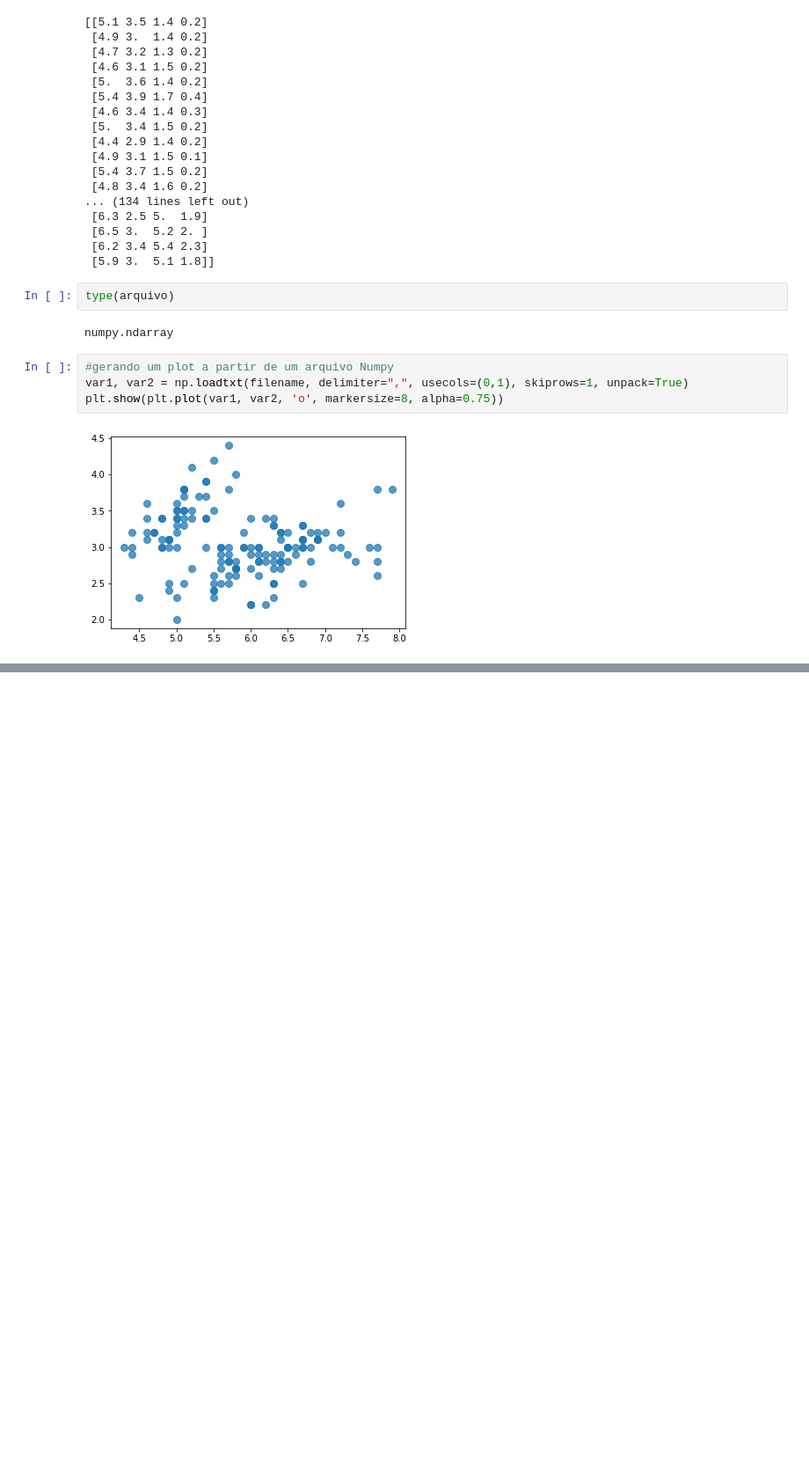
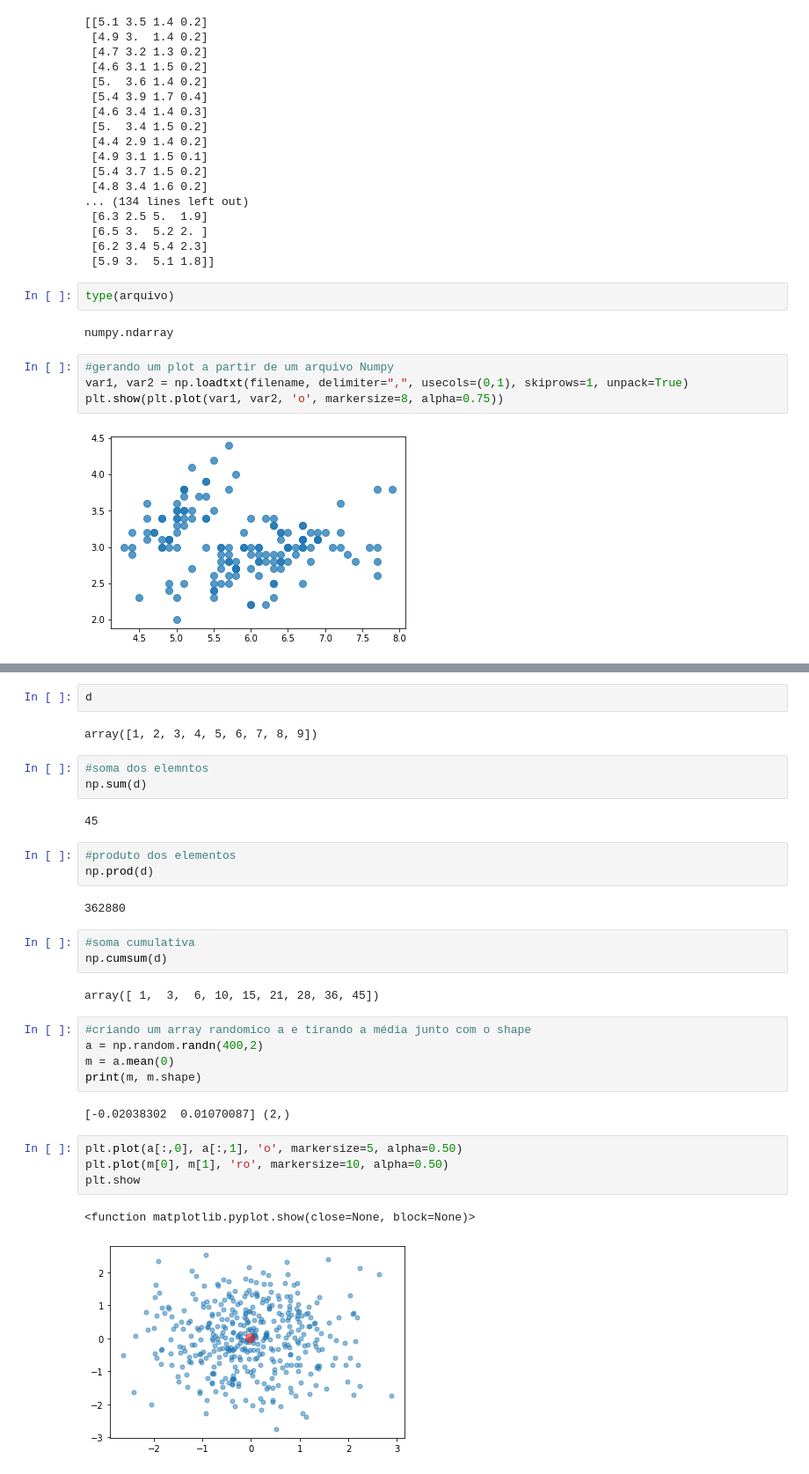
Before and after one commit to Alexandreet/PYTHONFUNDAMENTOS, a Jupyter notebook: Cap08/Notebooks/Reprodução-DSA-Python-Cap08-01-NumPy.ipynb, the cells around one changed output, grey strips where cells are left out. Shown at 88% size. Saved outputs shown, nothing was run; the diff lists cells and outputs as text; blank space fills up the shorter version.

```diff
--- a/Cap08/Notebooks/Reprodução-DSA-Python-Cap08-01-NumPy.ipynb
+++ b/Cap08/Notebooks/Reprodução-DSA-Python-Cap08-01-NumPy.ipynb
@@ -365,0 +395,33 @@ plt.show(plt.plot(var1, var2, 'o', markersize=8, alpha=0.75))
+# %%
+d
+# %% [output]
+array([1, 2, 3, 4, 5, 6, 7, 8, 9])
+# %%
+#soma dos elemntos
+np.sum(d)
+# %% [output]
+45
+# %%
+#produto dos elementos
+np.prod(d)
+# %% [output]
+362880
+# %%
+#soma cumulativa
+np.cumsum(d)
+# %% [output]
+array([ 1,  3,  6, 10, 15, 21, 28, 36, 45])
+# %%
+#criando um array randomico a e tirando a média junto com o shape
+a = np.random.randn(400,2)
+m = a.mean(0)
+print(m, m.shape)
+# %% [output]
+[-0.02038302  0.01070087] (2,)
+# %%
+plt.plot(a[:,0], a[:,1], 'o', markersize=5, alpha=0.50)
+plt.plot(m[0], m[1], 'ro', markersize=10, alpha=0.50)
+plt.show
+# %% [output]
+<function matplotlib.pyplot.show(close=None, block=None)>
+[figure, added]
```
Also changed, not shown: parts of 40 cells of this notebook, 3 other files.
